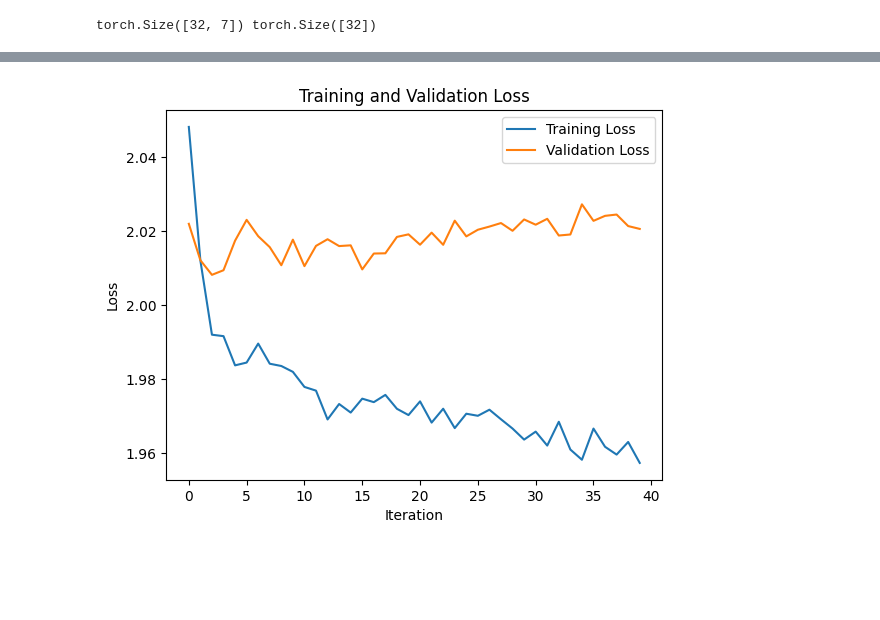
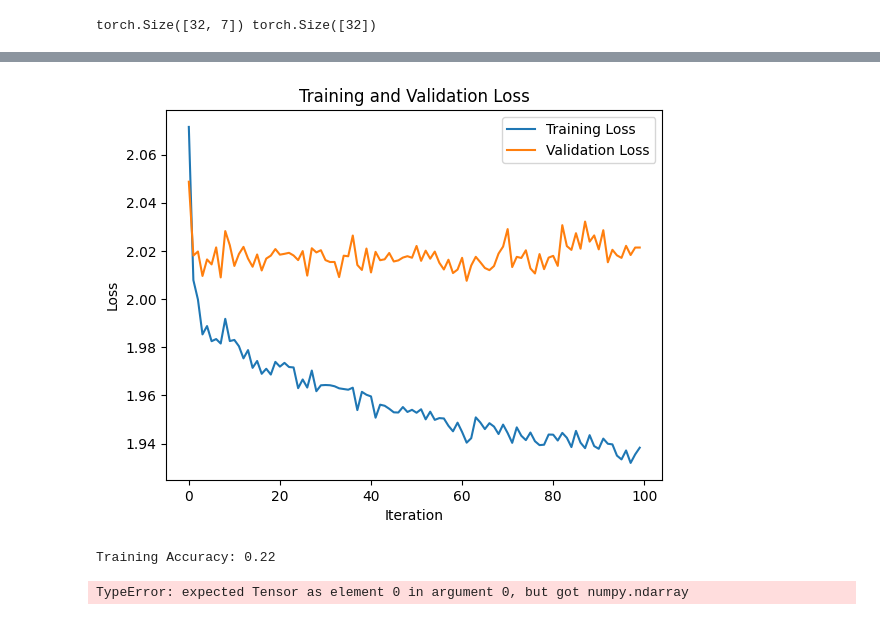
Before and after one commit to eklipse18/epoch_submission, a Jupyter notebook: sesh4/main.ipynb, the cells around one changed output, grey strips where cells are left out. Drawn from its saved outputs; the diff is of its cells as text; code cells hidden in the pictures; blank space fills up the shorter version.

```diff
--- a/sesh4/main.ipynb
+++ b/sesh4/main.ipynb
@@ -354,7 +354,7 @@ class RNNClassifier(nn.Module):
         return out
 # %%
 RNNmodel = RNNClassifier(input_size=768, hidden_size=128, num_classes=8).to(device)
-tr_losses, vl_losses = train(RNNmodel, ttrain_dataloader, tval_dataloader, epochs=40)
+tr_losses, vl_losses = train(RNNmodel, ttrain_dataloader, tval_dataloader, epochs=100)
 
 # Plot losses
 plt.plot(tr_losses, label='Training Loss')
@@ -386 +386,17 @@ Epoch 40/40, Loss: 1.9573 Validation Loss: 2.0206
-[figure, old version]
+[figure, new version]
+# %%
+# Training accuracy
+
+RNNmodel.eval()
+correct = 0
+total = 0
+with torch.no_grad():
+    for x, y in ttrain_dataloader:
+        x, y = x.to(device), y.to(device)
+        outputs = RNNmodel(x.unsqueeze(1))  # Add channel dimension
+        _, predicted = torch.max(outputs.data, 1)
+        total += y.size(0)
+        correct += (predicted == y).sum().item()
+print(f'Training Accuracy: {correct / total:.2f}')
+# %% [output]
+Training Accuracy: 0.22
@@ -386,0 +424,8 @@ Epoch 40/40, Loss: 1.9573 Validation Loss: 2.0206
+# %%
+# Late fusion of CNN and RNN
+
+for (audio_batch, transcript_batch), labels in comb_dataloader:
+    print(audio_batch.shape, transcript_batch.shape, labels.shape)
+    break
+# %% [output]
+TypeError: expected Tensor as element 0 in argument 0, but got numpy.ndarray
```
Also changed, not shown: parts of 2 cells of this notebook, 1 other file.
